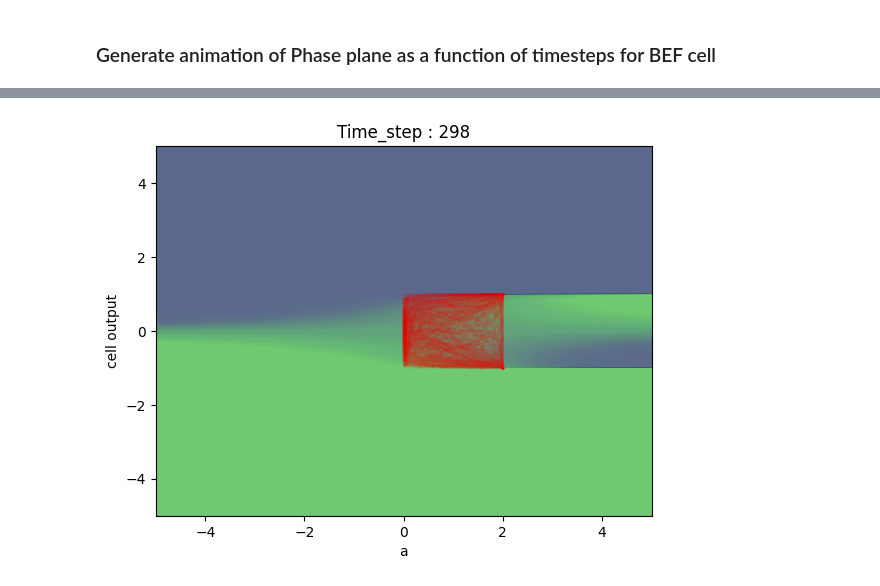
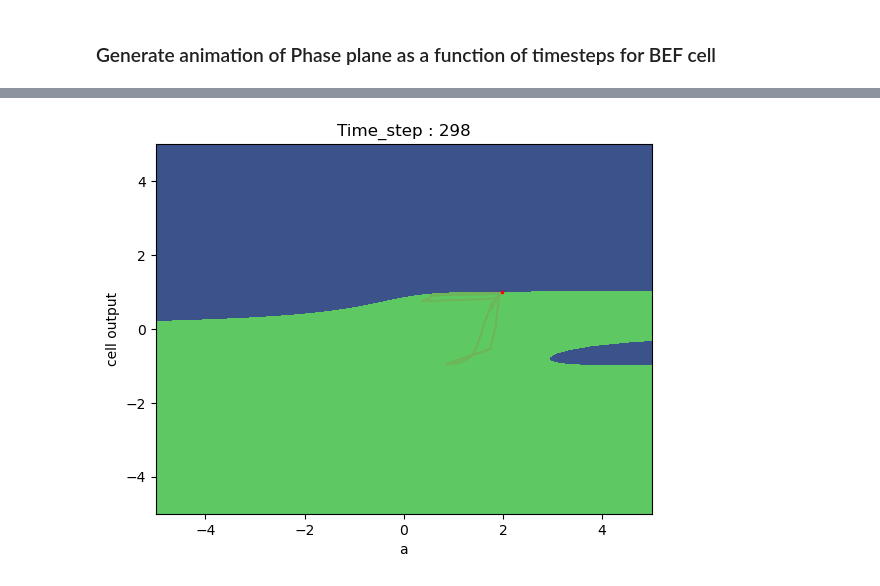
Before and after one commit to gerome-andry/BIO_inspired_RNN, a Jupyter notebook: test.ipynb, the cells around one changed output, grey strips where cells are left out. Saved outputs shown, nothing was run; the diff lists cells and outputs as text; code cells hidden in the pictures.

```diff
--- a/test.ipynb
+++ b/test.ipynb
@@ -70,6 +73,6 @@ ResMLP(
 # %%
 stimG = StimGenerator(dt=.1)
-d_i, d_o = stimG.get_batch_data(1)
+d_i, d_o = stimG.get_batch_data(2)
 d_i, d_o = stimG.extend_sim(30, d_i, d_o)
 # d_i, d_o = stimG.concat_sim(d_i, d_o)
 
@@ -77,4 +80,9 @@ plt.plot(d_i[0], label = 'input')
 plt.plot(d_o[0], label = 'output')
 plt.legend()
 plt.show()
+
+plt.plot(d_i[1], label = 'input')
+plt.plot(d_o[1], label = 'output')
+plt.legend()
+plt.show()
 # %% [output]
@@ -311,7 +310,7 @@ def make_BRC_phase_portrait_animation(model,input_signal,neuron_nb):
                 }
 
         func = get_ode(pars)
-        ax.contour(hfs[0],hfs[1], func(hfs[0],hfs[1]), 0)
+        ax.contourf(hfs[0],hfs[1], func(hfs[0],hfs[1]), 0)
 
         ax.set_title("Time_step : " +  str(frame_num))
         ax.set_xlim(-5, 5)
@@ -351,36 +350,36 @@ def make_BRC_density_phase_portrait_animation(model,input_signal):
 
     alpha = 1 / memory_size
     def animate(frame_num):
         step_input = inputs[:,frame_num]
         in_emb  = model.mem.ff_im(step_input)
         _, _, neuron_inputs = in_emb.split(model.mem.mem_sz, 1)
 
         ax.clear()
         for neuron in range(memory_size):
             pars = {'a': a[0,frame_num,neuron],
                     'c': c[0,frame_num,neuron],
                     'x': neuron_inputs[0,neuron].item(),
                     }
 
             func = get_ode(pars)
             ax.contourf(hfs[0], hfs[1], func(hfs[0],hfs[1]), 0, alpha = alpha)
 
         ax.set_title("Time_step : " +  str(frame_num))
         ax.set_xlabel("a")
         ax.set_ylabel("cell output")
         # Plot trajectory
         for neuron in range(memory_size):
 
             ax.plot(a[0,:frame_num, neuron] ,fast_var[0, :frame_num, neuron], 'r', alpha=alpha)
             ax.plot(a[0,frame_num, neuron], fast_var[0, frame_num, neuron], 'ro',markersize=pars['c']*5)
 
     anim = FuncAnimation(fig, animate, frames=input_signal.shape[1],interval = 2,repeat = True, repeat_delay = 500)
     anim.save("densisty_biffurcation_BRC_animation.gif", writer='pillow')
 
-make_BRC_density_phase_portrait_animation(model, mod_in)
-#make_BRC_phase_portrait_animation(model, mod_in,10)
+# make_BRC_density_phase_portrait_animation(model, mod_in)
+make_BRC_phase_portrait_animation(model, mod_in,42)
 # %% [output]
-[figure, old version]
+[figure, new version]
 # %%
 %matplotlib inline
 from matplotlib.cm import ScalarMappable
```
Also changed, not shown: parts of 9 cells of this notebook, 4 other files.
